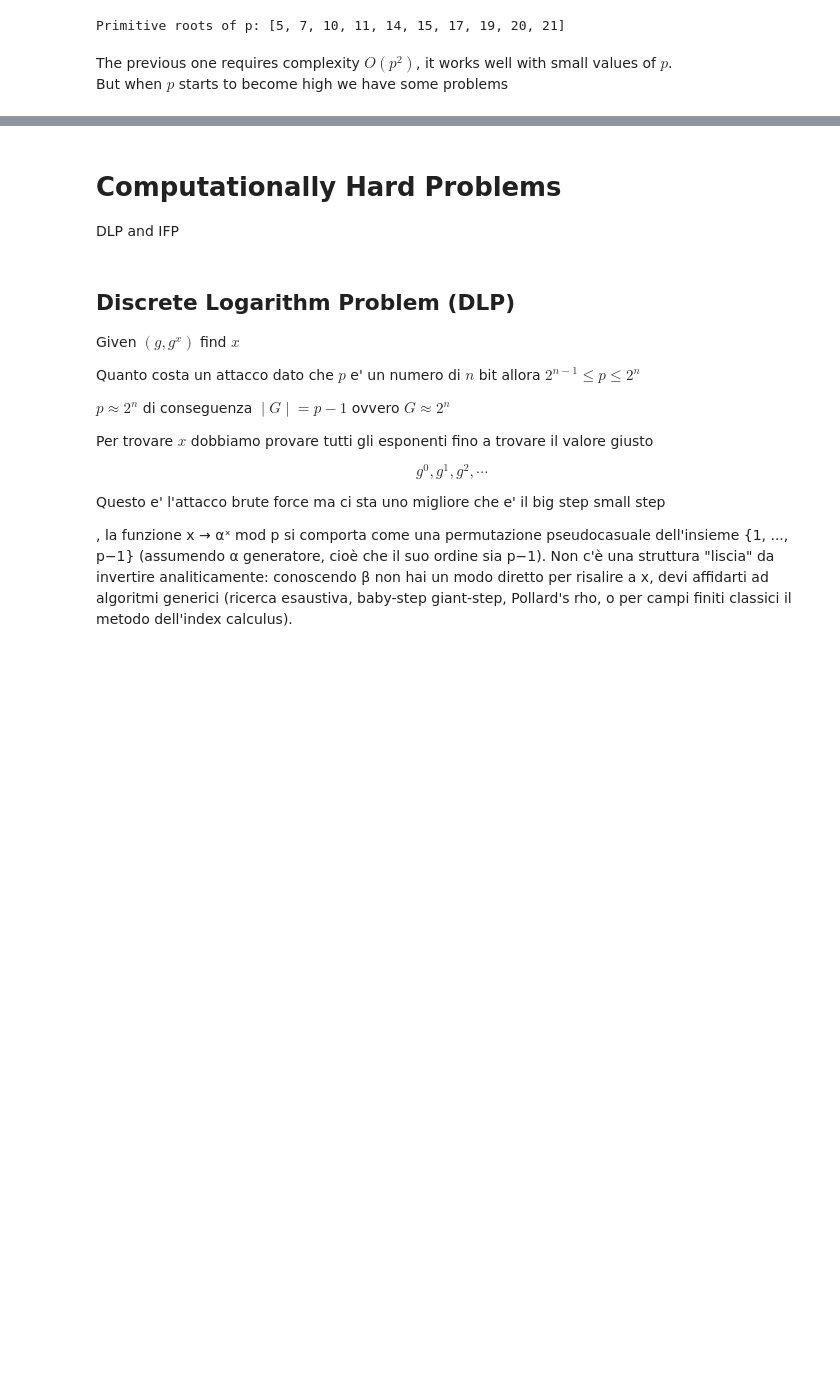
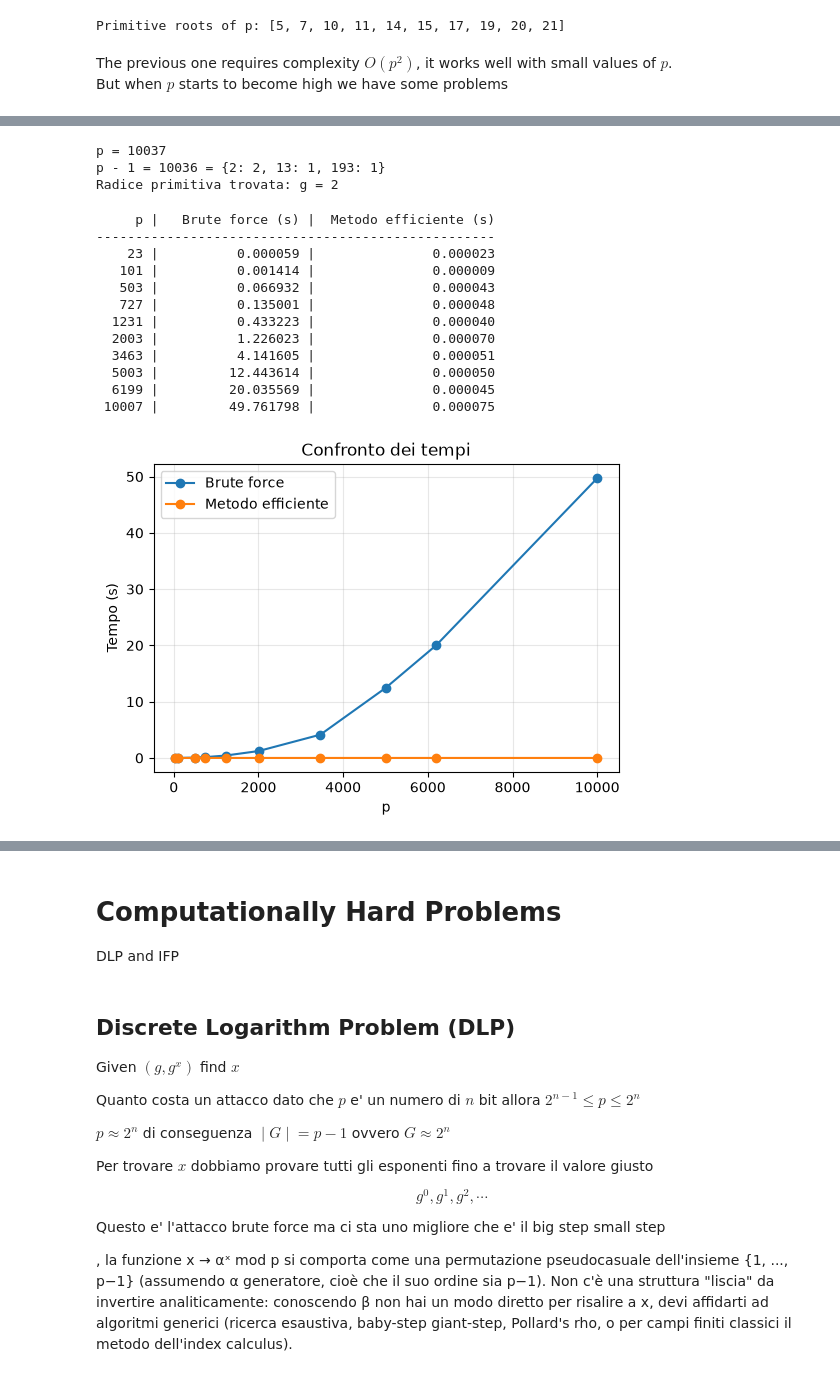
Before and after one commit to DavideDeZuane/crypto-lab, a Jupyter notebook: notebooks/day-1/1.2 - Math.ipynb, the cells around one changed output, grey strips where cells are left out. Saved outputs shown, nothing was run; the diff lists cells and outputs as text; code cells hidden in the pictures; blank space fills up the shorter version.

```diff
--- a/notebooks/day-1/1.2 - Math.ipynb
+++ b/notebooks/day-1/1.2 - Math.ipynb
@@ -324,3 +406,41 @@ dover fattorizzare $p-1$ a posteriori con un algoritmo generico.
+# %%
+from sympy import factorint
+
+p = 10037
+n = p - 1
+
+# Fattorizzazione di p-1
+factors = factorint(n)
+
+print(f"p = {p}")
+print(f"p - 1 = {n} = {factors}")
+
+# Cerchiamo una radice primitiva
+for g in range(2, p):
+    if all(pow(g, n // q, p) != 1 for q in factors):
+        print(f"Radice primitiva trovata: g = {g}")
+        break
+# %% [output]
+p = 10037
+p - 1 = 10036 = {2: 2, 13: 1, 193: 1}
+Radice primitiva trovata: g = 2
+# %%
+test_primes = [23, 101, 503, 727, 1231, 2003, 3463, 5003, 6199, 10007]
+compare_primitive_roots(test_primes)
+# %% [output]
+     p |   Brute force (s) |  Metodo efficiente (s)
+---------------------------------------------------
+    23 |          0.000059 |               0.000023
+   101 |          0.001414 |               0.000009
+   503 |          0.066932 |               0.000043
+   727 |          0.135001 |               0.000048
+  1231 |          0.433223 |               0.000040
+  2003 |          1.226023 |               0.000070
+  3463 |          4.141605 |               0.000051
+  5003 |         12.443614 |               0.000050
+  6199 |         20.035569 |               0.000045
+ 10007 |         49.761798 |               0.000075
+[figure, added]
 # %% [markdown]
 ---
 
```
Also changed, not shown: parts of 15 cells of this notebook.
